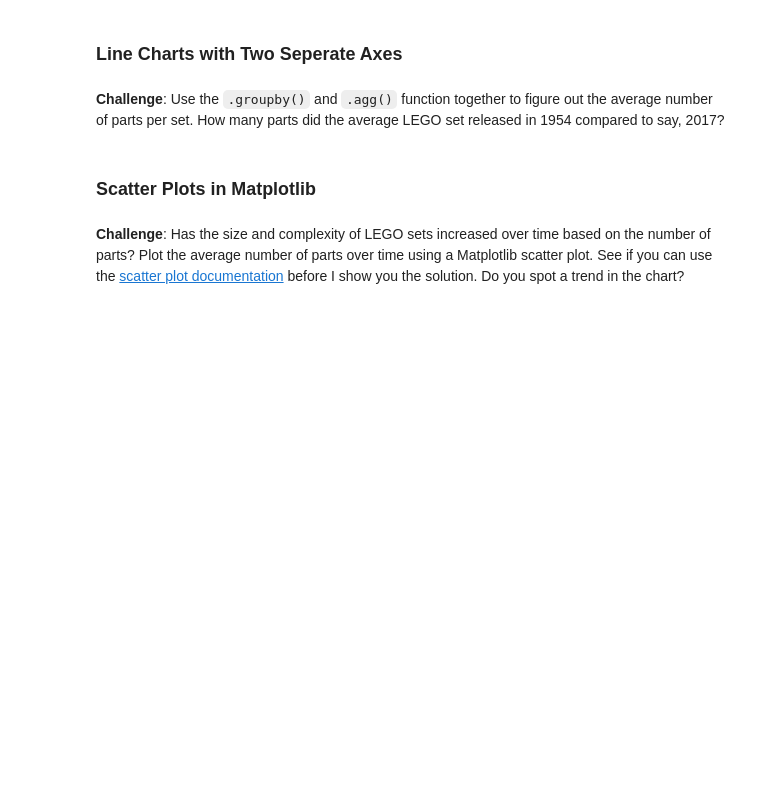
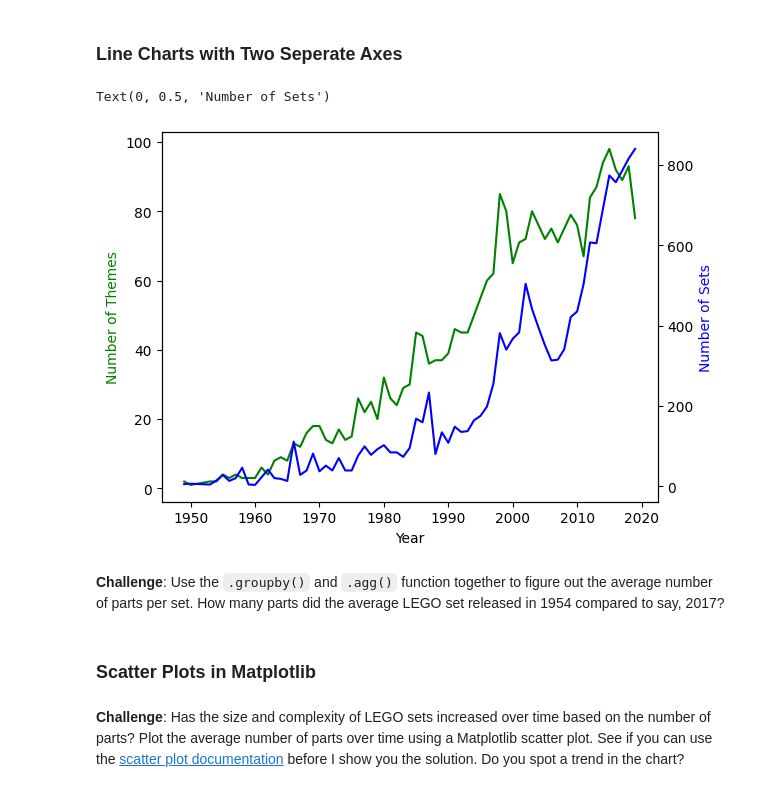
Before and after one commit to K-Musty/100-days_of_code, a Jupyter notebook: 73-day/Lego_Analysis_for_Course.ipynb, the cells around one changed output. Cells and saved outputs as stored; diff of their text form; code cells hidden in the pictures; blank space fills up the shorter version.

```diff
--- a/73-day/Lego_Analysis_for_Course.ipynb
+++ b/73-day/Lego_Analysis_for_Course.ipynb
@@ -229,5 +281,18 @@ KeyError: "Column(s) ['theme'] do not exist"
 # %% [markdown]
 ### Line Charts with Two Seperate Axes
+# %%
+ax1 = plt.gca()
+ax2 = ax1.twinx()
+
+ax1.plot(themes_by_year.index[:-2], themes_by_year['nr_theme'][:-2], color='g')
+ax2.plot(set_by_year.index[:-2], set_by_year["set_num"][:-2], 'b')
+
+ax1.set_xlabel('Year')
+ax1.set_ylabel('Number of Themes', color='g')
+ax2.set_ylabel('Number of Sets', color='b')
+# %% [output]
+Text(0, 0.5, 'Number of Sets')
+[figure, added]
 # %% [markdown]
 **Challenge**: Use the <code>.groupby()</code> and <code>.agg()</code> function together to figure out the average number of parts per set. How many parts did the average LEGO set released in 1954 compared to say, 2017?
 # %% [markdown]
```
Also changed, not shown: parts of 6 cells of this notebook.
